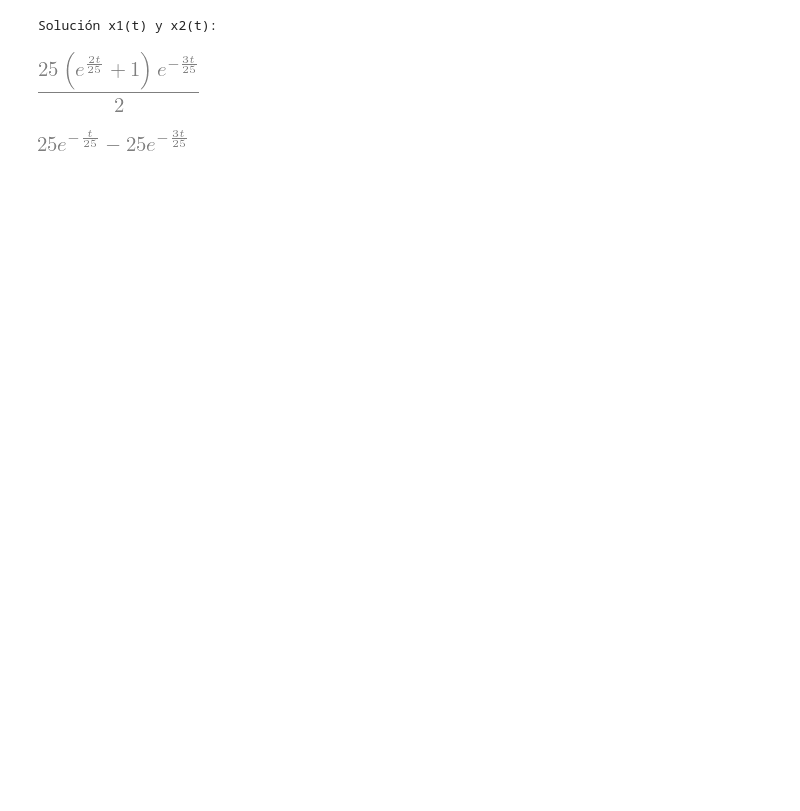
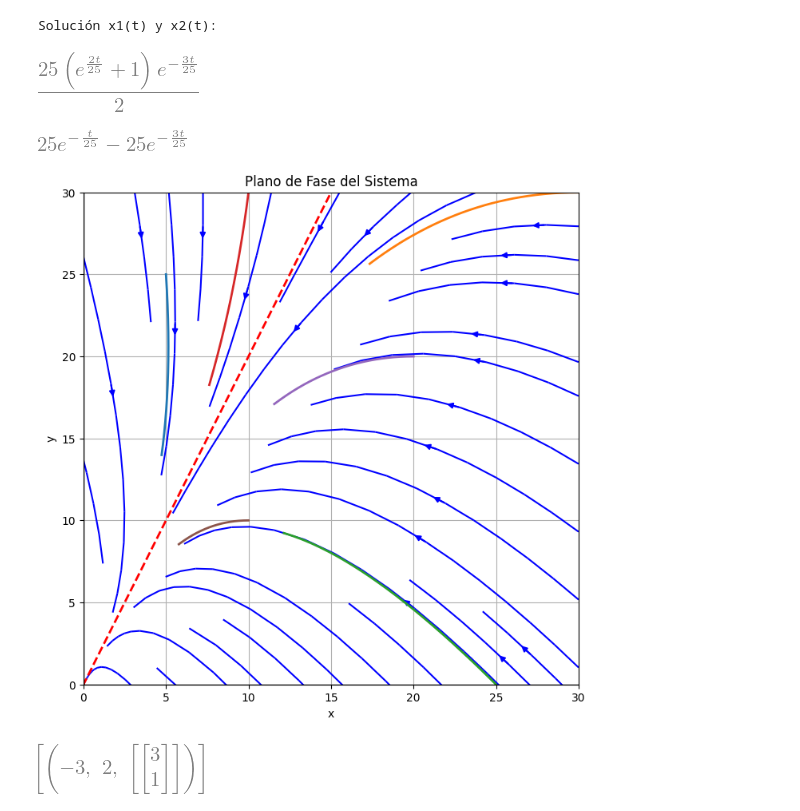
Before and after one commit to DenisOsses/CursoEdo, a Jupyter notebook: Ejercicios.ipynb, the cells around one changed output. Saved outputs shown, nothing was run; the diff lists cells and outputs as text; code cells hidden in the pictures; blank space fills up the shorter version.

```diff
--- a/Ejercicios.ipynb
+++ b/Ejercicios.ipynb
@@ -698,3 +647,80 @@ display(x2_exp)
 Solución x1(t) y x2(t):
 [figure]
 [figure]
+# %%
+import numpy as np
+import matplotlib.pyplot as plt
+from scipy.integrate import odeint
+
+# Definir la matriz del sistema
+A = np.array([[-2/25, 1/50],
+              [2/25, -2/25]])
+
+# Calcular los valores propios y vectores propios
+eigenvalues, eigenvectors = np.linalg.eig(A)
+
+# Crear un grid de puntos
+x = np.linspace(-30, 30, 10)
+y = np.linspace(-30, 30, 10)
+X, Y = np.meshgrid(x, y)
+
+# Definir las ecuaciones diferenciales del sistema
+U = (-2/25) * X + (1/50) * Y
+V = (2/25) * X + (-2/25) * Y
+
+# Configurar la gráfica del plano de fase
+plt.figure(figsize=(8, 8))
+plt.streamplot(X, Y, U, V, color='b')  # Graficar el campo vectorial
+
+# Condiciones iniciales para diferentes trayectorias
+initial_conditions = [(5, 25), (30, 30), (25, 0), (10, 30), (20, 20), (10, 10)]
+
+t = np.linspace(0, 10, 200)
+
+# Definimos el sistema de ecuaciones diferenciales
+def system(X, t):
+    x, y = X
+    dxdt = (-2/25)*x + (1/50)*y
+    dydt = (2/25)*x + (-2/25)*y
+    return [dxdt, dydt]
+
+# Graficamos las trayectorias continuas
+for ic in initial_conditions:
+    traj = odeint(system, ic, t)
+    plt.plot(traj[:, 0], traj[:, 1], lw=2)
+
+# Graficar los ejes formados por los vectores propios. Se multiplica por +-40 para mejor visualización
+for eigenvector in eigenvectors.T:
+    plt.plot([-40*eigenvector[0], 40*eigenvector[0]],
+             [-40*eigenvector[1], 40*eigenvector[1]], 'r--', lw=2)
+
+# Añadir detalles a la gráfica
+plt.xlim([0, 30])
+plt.ylim([0, 30])
+plt.axhline(0, color='black',linewidth=1)
+plt.axvline(0, color='black',linewidth=1)
+plt.title('Plano de Fase del Sistema')
+plt.xlabel('x')
+plt.ylabel('y')
+plt.grid(True)
+plt.show()
+# %% [output]
+[figure, added]
+# %%
+from sympy import Matrix, Rational
+import sympy as sp
+
+# Activar impresión bonita
+sp.init_printing()
+
+# Definir la matriz A usando fracciones exactas ## SE PUEDE MODIFICAR
+A = Matrix([[Rational(3,1), Rational(-18,1)],
+            [Rational(2, 1), Rational(-9, 1)]])
+
+# Calcular los vectores y valores propios con fracciones
+val_propios = A.eigenvals()  # Valores propios
+vec_propios = A.eigenvects()  # Vectores propios
+
+vec_propios #El output tiene el siguiente orden: valor propio, multiplicidad, vector propio
+# %% [output]
+[figure, added]
```
Also changed, not shown: parts of 3 cells of this notebook, 29 other files.
